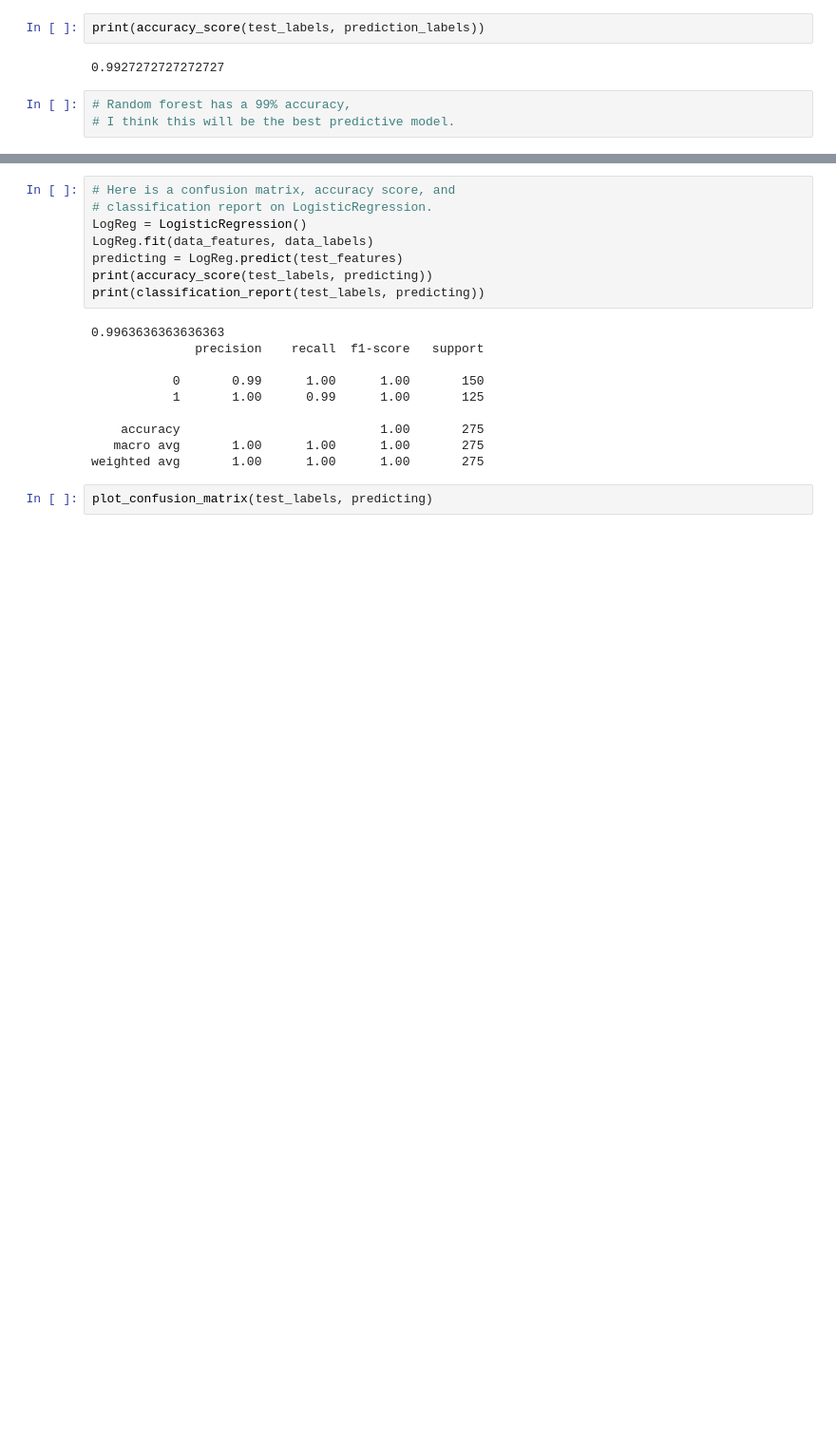
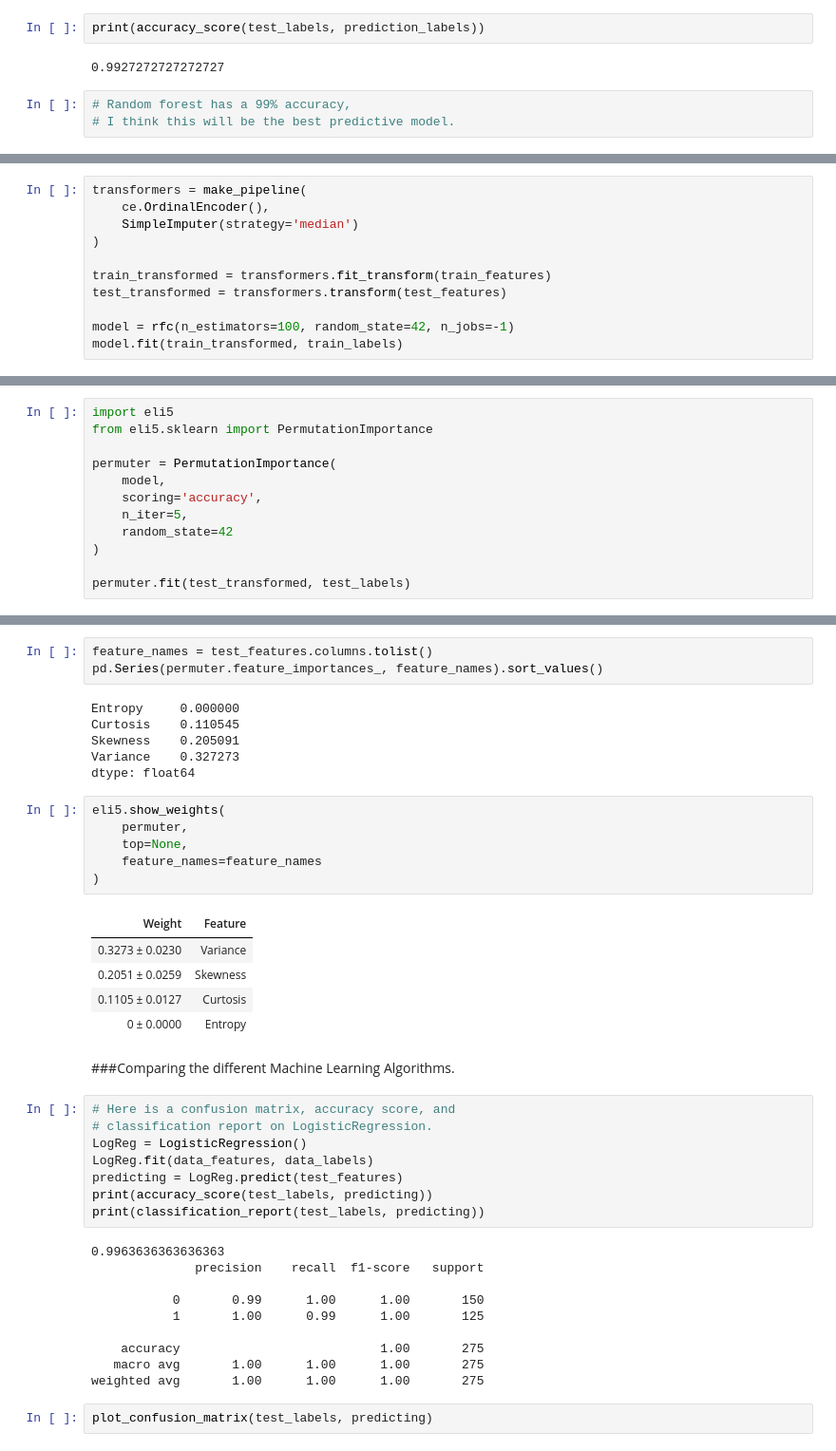
Before and after one commit to Voltaire01-W/Build-2, a Jupyter notebook: Build_week_2.ipynb, the cells around one changed output, grey strips where cells are left out. Shown: that part at 95% size. Saved outputs shown, nothing was run; the diff lists cells and outputs as text; blank space fills up the shorter version.

```diff
--- a/Build_week_2.ipynb
+++ b/Build_week_2.ipynb
@@ -166,0 +168,11 @@ print(accuracy_score(test_labels, prediction_labels))
+# %%
+transformers = make_pipeline(
+    ce.OrdinalEncoder(),
+    SimpleImputer(strategy='median')
+)
+
+train_transformed = transformers.fit_transform(train_features)
+test_transformed = transformers.transform(test_features)
+
+model = rfc(n_estimators=100, random_state=42, n_jobs=-1)
+model.fit(train_transformed, train_labels)
@@ -166,0 +188,12 @@ print(accuracy_score(test_labels, prediction_labels))
+# %%
+import eli5
+from eli5.sklearn import PermutationImportance
+
+permuter = PermutationImportance(
+    model,
+    scoring='accuracy',
+    n_iter=5,
+    random_state=42
+)
+
+permuter.fit(test_transformed, test_labels)
@@ -167,3 +219,26 @@ print(accuracy_score(test_labels, prediction_labels))
+# %%
+feature_names = test_features.columns.tolist()
+pd.Series(permuter.feature_importances_, feature_names).sort_values()
+# %% [output]
+Entropy     0.000000
+Curtosis    0.110545
+Skewness    0.205091
+Variance    0.327273
+dtype: float64
+# %%
+eli5.show_weights(
+    permuter,
+    top=None,
+    feature_names=feature_names
+)
+# %% [output]
+| Weight | Feature |
+| 0.3273 ± 0.0230 | Variance |
+| 0.2051 ± 0.0259 | Skewness |
+| 0.1105 ± 0.0127 | Curtosis |
+| 0 ± 0.0000 | Entropy |
+# %% [markdown]
+###Comparing the different Machine Learning Algorithms.
 # %%
 # Here is a confusion matrix, accuracy score, and
 # classification report on LogisticRegression.
```
Also changed, not shown: parts of 14 cells of this notebook.
